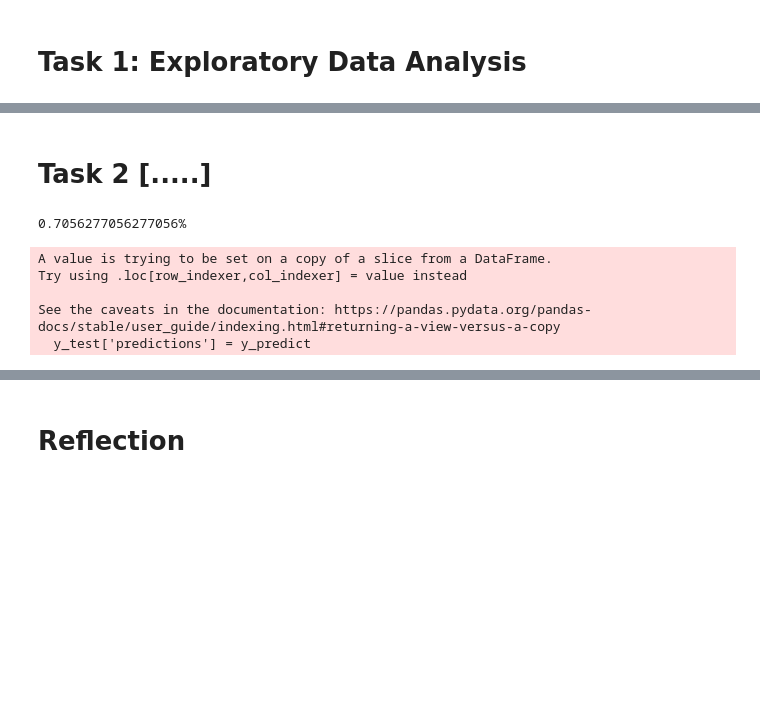
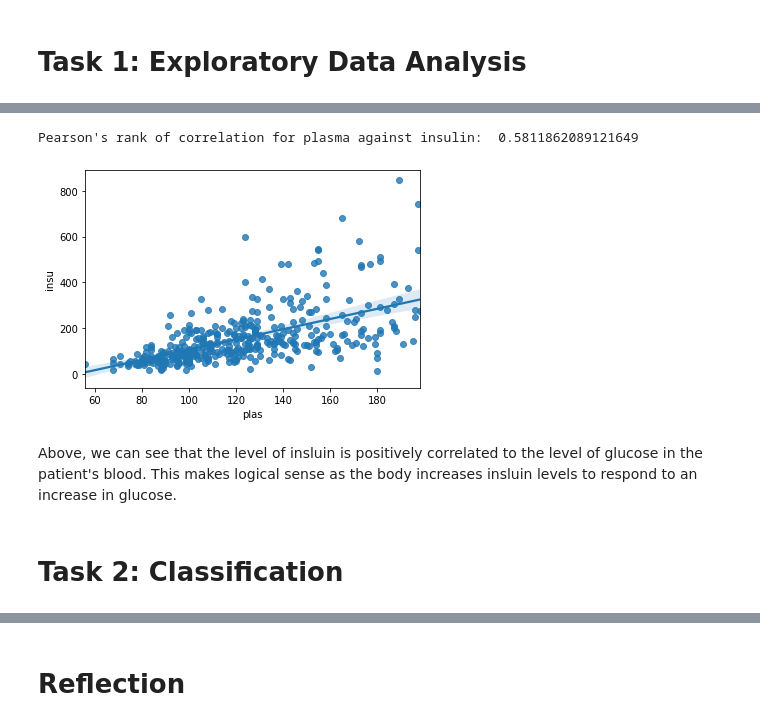
Before and after one commit to matt-drayton/ecm3420-learning-from-data-cwk1, a Jupyter notebook: coursework1_template.ipynb, the cells around one changed output, grey strips where cells are left out. Saved outputs shown, nothing was run; the diff lists cells and outputs as text; code cells hidden in the pictures; blank space fills up the shorter version.

```diff
--- a/coursework1_template.ipynb
+++ b/coursework1_template.ipynb
@@ -119,20 +111,11 @@ sourcevars.corr()
+# %%
+sns.regplot(x=sourcevars['plas'], y=sourcevars['insu'])
+
+print("Pearson's rank of correlation for plasma against insulin: ", sourcevars['insu'].corr(sourcevars['plas']))
+# %% [output]
+Pearson's rank of correlation for plasma against insulin:  0.5811862089121649
+[figure, added]
+# %% [markdown]
+Above, we can see that the level of insluin is positively correlated to the level of glucose in the patient's blood. This makes logical sense as the body increases insluin levels to respond to an increase in glucose.
 # %% [markdown]
-# Task 2 [.....]
+# Task 2: Classification
-# %%
-from sklearn.model_selection import train_test_split
-
-clf = tree.DecisionTreeClassifier(criterion="entropy")
-X_train, X_test, y_train, y_test = train_test_split(sourcevars, targetvar, train_size=0.7)
-clf = clf.fit(X_train, y_train)
-
-y_predict = clf.predict(X_test)
-y_test['predictions'] = y_predict
-
-print(str(len(y_test[y_test['class'] == y_test['predictions']]) / len(y_test))+"%")
-# %% [output]
-0.7056277056277056%
-A value is trying to be set on a copy of a slice from a DataFrame.
-Try using .loc[row_indexer,col_indexer] = value instead
-
-See the caveats in the documentation: https://pandas.pydata.org/pandas-docs/stable/user_guide/indexing.html#returning-a-view-versus-a-copy
-  y_test['predictions'] = y_predict
```
Also changed, not shown: parts of 22 cells of this notebook, 1 other file.
